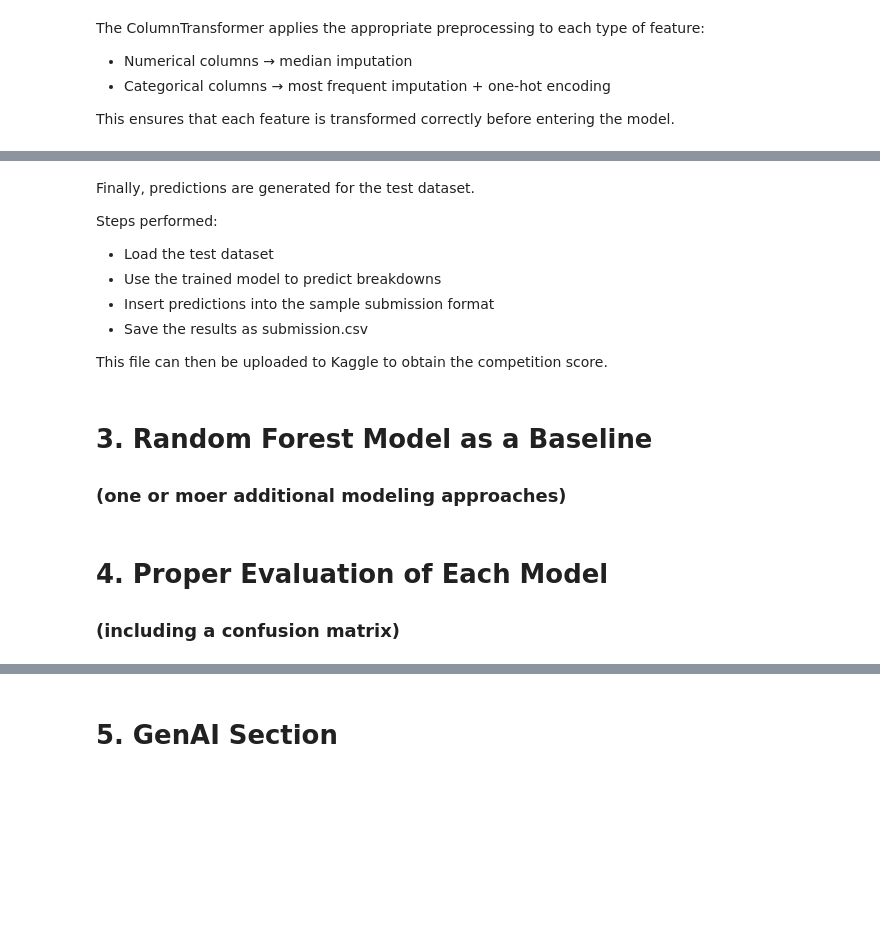
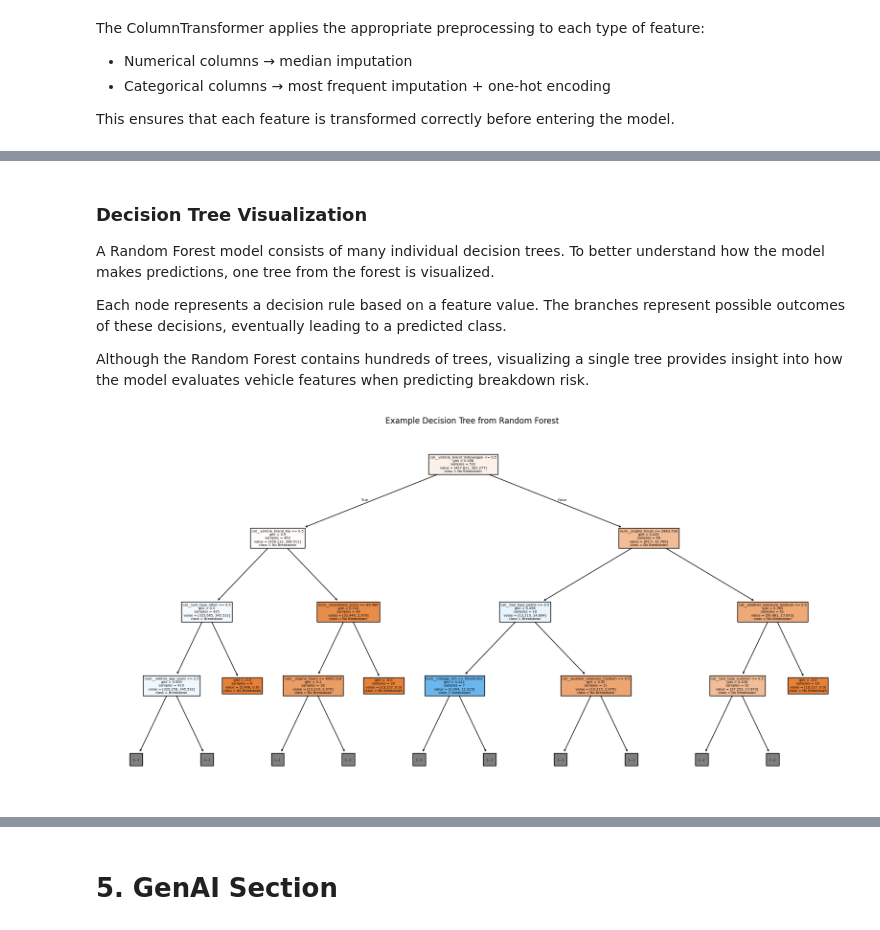
Before and after one commit to mariamhubi/Machine-learning-ML-project, a Jupyter notebook: car-breakdown-prediction/CarBreakdownPrediction.ipynb, the cells around one changed output, grey strips where cells are left out. Saved outputs shown, nothing was run; the diff lists cells and outputs as text; code cells hidden in the pictures; blank space fills up the shorter version.

```diff
--- a/car-breakdown-prediction/CarBreakdownPrediction.ipynb
+++ b/car-breakdown-prediction/CarBreakdownPrediction.ipynb
@@ -495,28 +482,29 @@ model.fit(X, y)
 # %% [markdown]
-Finally, predictions are generated for the test dataset.
+### Decision Tree Visualization
 
-Steps performed:
-- Load the test dataset
-- Use the trained model to predict breakdowns
-- Insert predictions into the sample submission format
-- Save the results as submission.csv
+A Random Forest model consists of many individual decision trees. To better understand how the model makes predictions, one tree from the forest is visualized.
 
-This file can then be uploaded to Kaggle to obtain the competition score.
+Each node represents a decision rule based on a feature value. The branches represent possible outcomes of these decisions, eventually leading to a predicted class.
+
+Although the Random Forest contains hundreds of trees, visualizing a single tree provides insight into how the model evaluates vehicle features when predicting breakdown risk.
 # %%
-test_df = pd.read_csv("test_carbreakdown.csv")
-sample_sub = pd.read_csv("sample_submission.csv")
+from sklearn.tree import plot_tree
 
-test_pred = model.predict(test_df)
+rf_model = model.named_steps["model"]
+feature_names = model.named_steps["preprocess"].get_feature_names_out()
 
-submission = sample_sub.copy()
-submission[TARGET] = test_pred
+tree = rf_model.estimators_[0]
 
-submission.to_csv("submission.csv", index=False)
+plt.figure(figsize=(20,10))
+plot_tree(
+    tree,
+    feature_names=feature_names,
+    class_names=["No Breakdown","Breakdown"],
+    filled=True,
+    max_depth=3
+)
 
-submission.head()
+plt.title("Example Decision Tree from Random Forest")
+plt.show()
+# %% [output]
+[figure, added]
-# %% [markdown]
-# 3. Random Forest Model as a Baseline
-### (one or moer additional modeling approaches)
-# %% [markdown]
-# 4. Proper Evaluation of Each Model
-### (including a confusion matrix)
```
Also changed, not shown: parts of 23 cells of this notebook.
